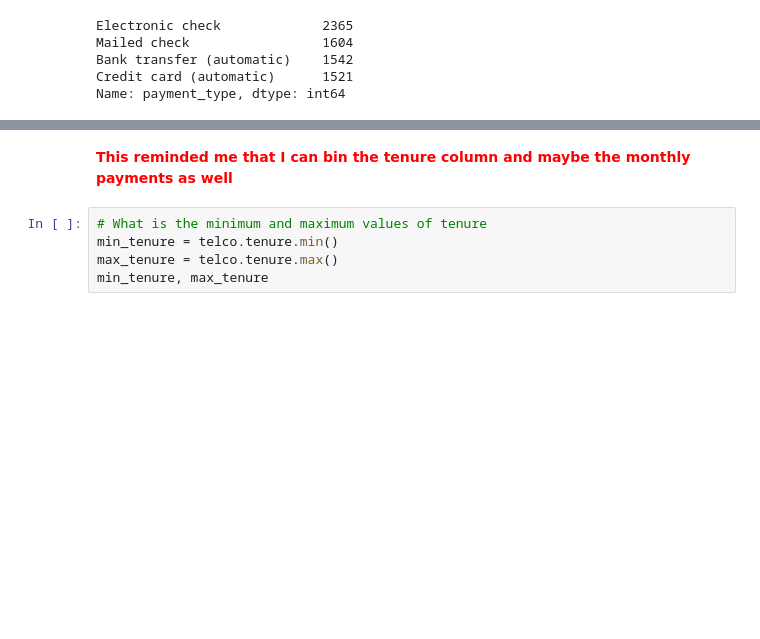
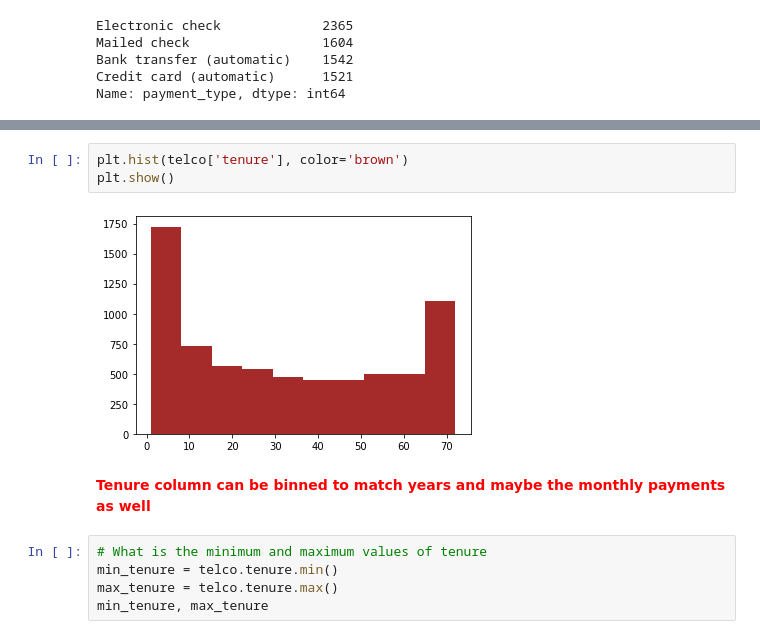
Before and after one commit to Severina7/Man_in_a_hole, a Jupyter notebook: doodle_and_draft.ipynb, the cells around one changed output, grey strips where cells are left out. Saved outputs shown, nothing was run; the diff lists cells and outputs as text; blank space fills up the shorter version.

```diff
--- a/doodle_and_draft.ipynb
+++ b/doodle_and_draft.ipynb
@@ -355,5 +401,10 @@ Name: payment_type, dtype: float64
+# %%
+plt.hist(telco['tenure'], color='brown')
+plt.show()
+# %% [output]
+[figure, added]
 # %% [markdown]
-<font color='red'>**This reminded me that I can bin the tenure column and maybe the monthly payments as well**</font>
+<font color='red'>**Tenure column can be binned to match years and maybe the monthly payments as well**</font>
 # %%
 # What is the minimum and maximum values of tenure
 min_tenure = telco.tenure.min()
```
Also changed, not shown: parts of 17 cells of this notebook.
